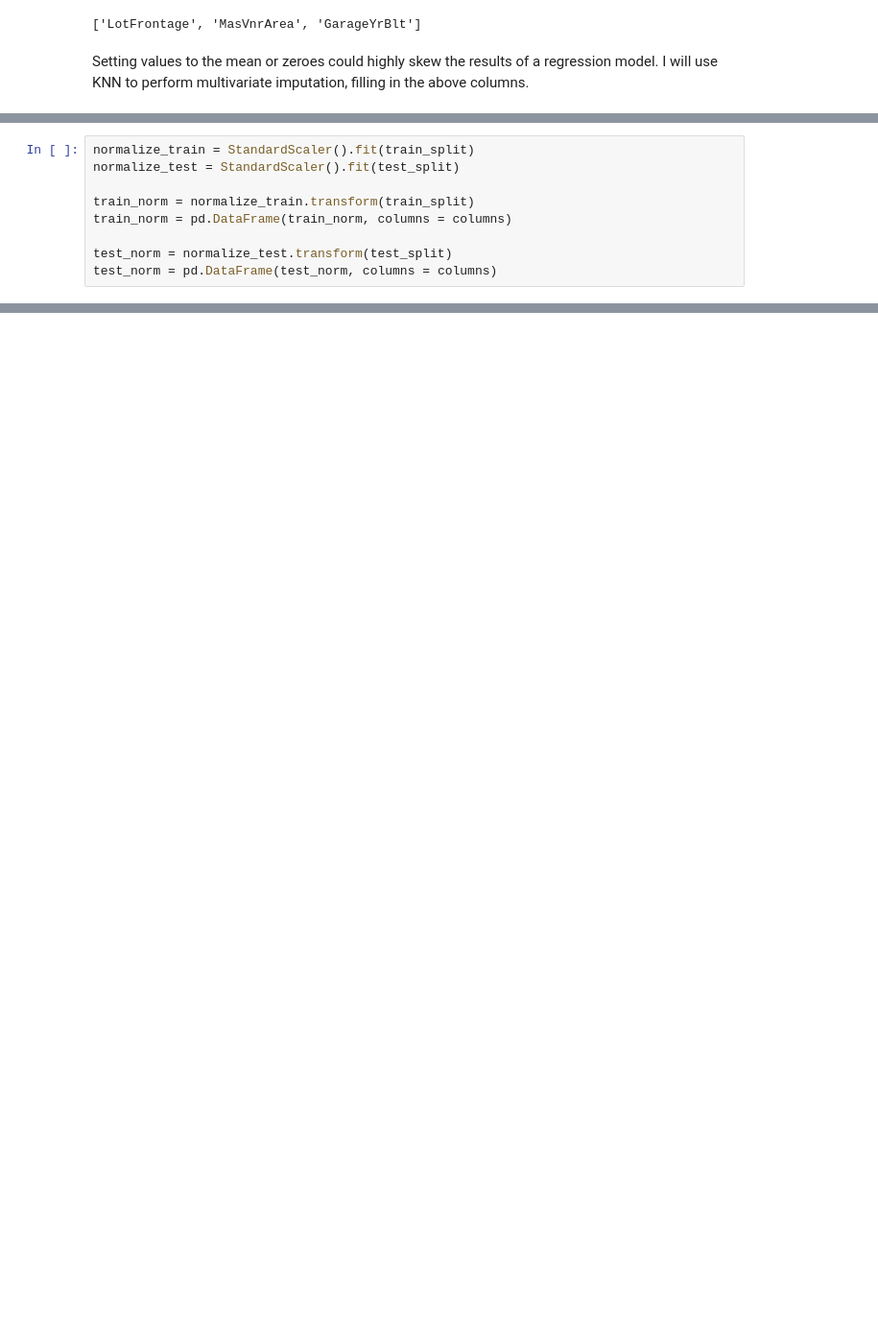
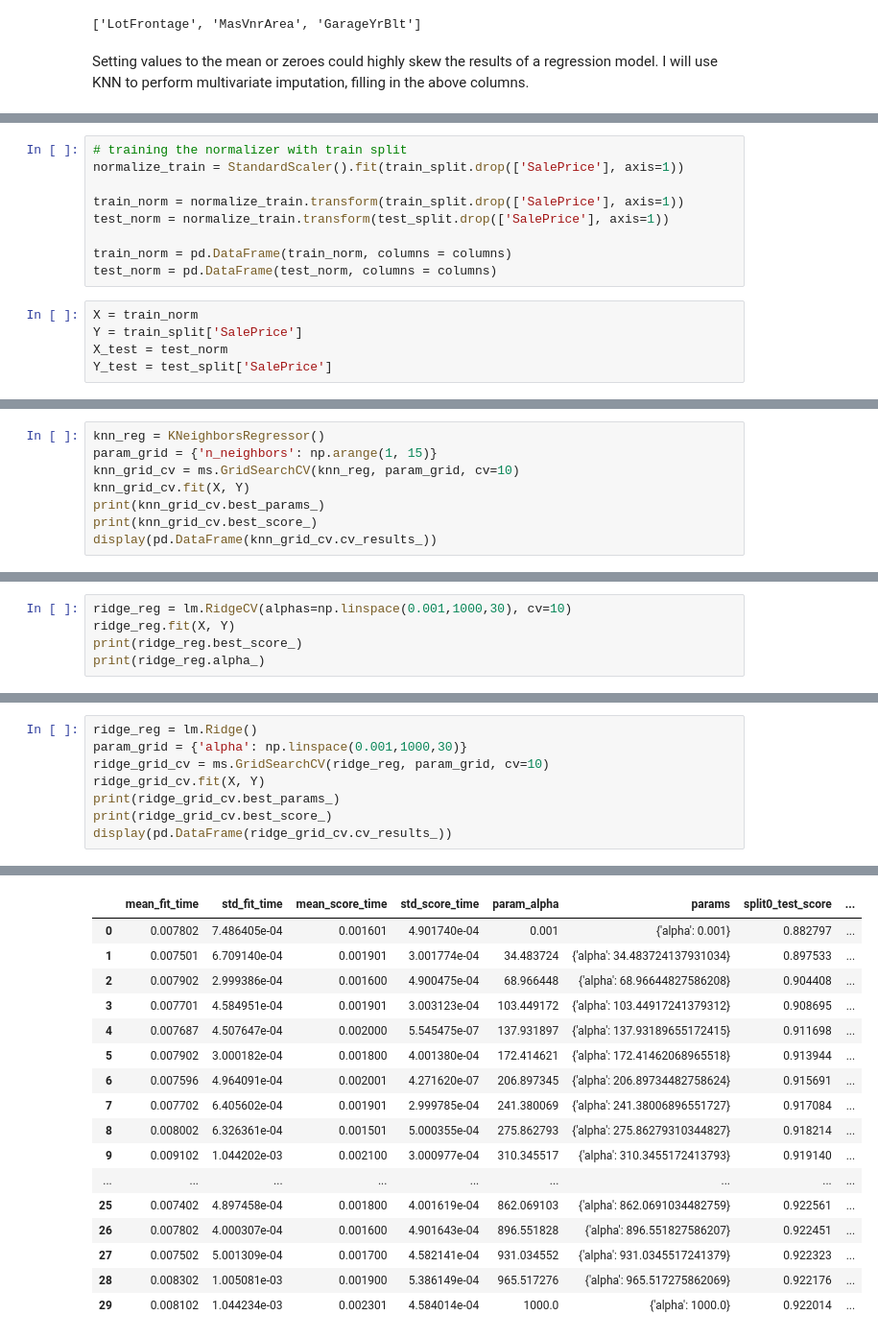
Before and after one commit to martinsun0/AML-assignments, a Jupyter notebook: hw2/RLS/hw2_part1.ipynb, the cells around one changed output, grey strips where cells are left out. Shown at 96% size. Drawn from its saved outputs; the diff is of its cells as text; blank space fills up the shorter version.

```diff
--- a/hw2/RLS/hw2_part1.ipynb
+++ b/hw2/RLS/hw2_part1.ipynb
@@ -58,10 +68,15 @@ test_split = split[1]
 # %%
-normalize_train = StandardScaler().fit(train_split)
-normalize_test = StandardScaler().fit(test_split)
+# training the normalizer with train split
+normalize_train = StandardScaler().fit(train_split.drop(['SalePrice'], axis=1))
 
-train_norm = normalize_train.transform(train_split)
+train_norm = normalize_train.transform(train_split.drop(['SalePrice'], axis=1))
+test_norm = normalize_train.transform(test_split.drop(['SalePrice'], axis=1))
+
 train_norm = pd.DataFrame(train_norm, columns = columns)
-
-test_norm = normalize_test.transform(test_split)
 test_norm = pd.DataFrame(test_norm, columns = columns)
+# %%
+X = train_norm
+Y = train_split['SalePrice']
+X_test = test_norm
+Y_test = test_split['SalePrice']
 # %%
@@ -83,0 +89,8 @@ r2_score(test_split['SalePrice'], lin_pred)
+# %%
+knn_reg = KNeighborsRegressor()
+param_grid = {'n_neighbors': np.arange(1, 15)}
+knn_grid_cv = ms.GridSearchCV(knn_reg, param_grid, cv=10)
+knn_grid_cv.fit(X, Y)
+print(knn_grid_cv.best_params_)
+print(knn_grid_cv.best_score_)
+display(pd.DataFrame(knn_grid_cv.cv_results_))
@@ -83,0 +118,5 @@ r2_score(test_split['SalePrice'], lin_pred)
+# %%
+ridge_reg = lm.RidgeCV(alphas=np.linspace(0.001,1000,30), cv=10)
+ridge_reg.fit(X, Y)
+print(ridge_reg.best_score_)
+print(ridge_reg.alpha_)
@@ -83,0 +126,9 @@ r2_score(test_split['SalePrice'], lin_pred)
+# %%
+ridge_reg = lm.Ridge()
+param_grid = {'alpha': np.linspace(0.001,1000,30)}
+ridge_grid_cv = ms.GridSearchCV(ridge_reg, param_grid, cv=10)
+ridge_grid_cv.fit(X, Y)
+print(ridge_grid_cv.best_params_)
+print(ridge_grid_cv.best_score_)
+display(pd.DataFrame(ridge_grid_cv.cv_results_))
+# %% [output]
@@ -83,0 +137,17 @@ r2_score(test_split['SalePrice'], lin_pred)
+|  | mean_fit_time | std_fit_time | mean_score_time | std_score_time | param_alpha | params | split0_test_score | ... |
+| 0 | 0.007802 | 7.486405e-04 | 0.001601 | 4.901740e-04 | 0.001 | {'alpha': 0.001} | 0.882797 | ... |
+| 1 | 0.007501 | 6.709140e-04 | 0.001901 | 3.001774e-04 | 34.483724 | {'alpha': 34.483724137931034} | 0.897533 | ... |
+| 2 | 0.007902 | 2.999386e-04 | 0.001600 | 4.900475e-04 | 68.966448 | {'alpha': 68.96644827586208} | 0.904408 | ... |
+| 3 | 0.007701 | 4.584951e-04 | 0.001901 | 3.003123e-04 | 103.449172 | {'alpha': 103.44917241379312} | 0.908695 | ... |
+| 4 | 0.007687 | 4.507647e-04 | 0.002000 | 5.545475e-07 | 137.931897 | {'alpha': 137.93189655172415} | 0.911698 | ... |
+| 5 | 0.007902 | 3.000182e-04 | 0.001800 | 4.001380e-04 | 172.414621 | {'alpha': 172.41462068965518} | 0.913944 | ... |
+| 6 | 0.007596 | 4.964091e-04 | 0.002001 | 4.271620e-07 | 206.897345 | {'alpha': 206.89734482758624} | 0.915691 | ... |
+| 7 | 0.007702 | 6.405602e-04 | 0.001901 | 2.999785e-04 | 241.380069 | {'alpha': 241.38006896551727} | 0.917084 | ... |
+| 8 | 0.008002 | 6.326361e-04 | 0.001501 | 5.000355e-04 | 275.862793 | {'alpha': 275.86279310344827} | 0.918214 | ... |
+| 9 | 0.009102 | 1.044202e-03 | 0.002100 | 3.000977e-04 | 310.345517 | {'alpha': 310.3455172413793} | 0.919140 | ... |
+| ... | ... | ... | ... | ... | ... | ... | ... | ... |
+| 25 | 0.007402 | 4.897458e-04 | 0.001800 | 4.001619e-04 | 862.069103 | {'alpha': 862.0691034482759} | 0.922561 | ... |
+| 26 | 0.007802 | 4.000307e-04 | 0.001600 | 4.901643e-04 | 896.551828 | {'alpha': 896.551827586207} | 0.922451 | ... |
+| 27 | 0.007502 | 5.001309e-04 | 0.001700 | 4.582141e-04 | 931.034552 | {'alpha': 931.0345517241379} | 0.922323 | ... |
+| 28 | 0.008302 | 1.005081e-03 | 0.001900 | 5.386149e-04 | 965.517276 | {'alpha': 965.517275862069} | 0.922176 | ... |
+| 29 | 0.008102 | 1.044234e-03 | 0.002301 | 4.584014e-04 | 1000.0 | {'alpha': 1000.0} | 0.922014 | ... |
```
Also changed, not shown: parts of 17 cells of this notebook.
